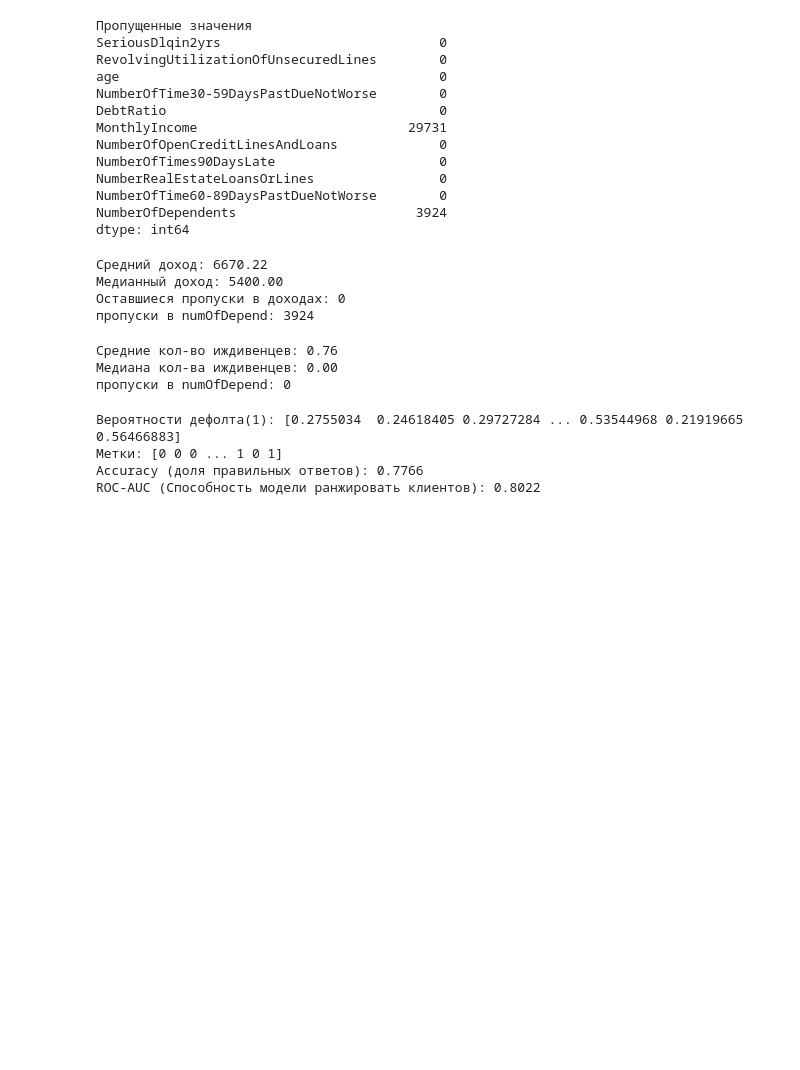
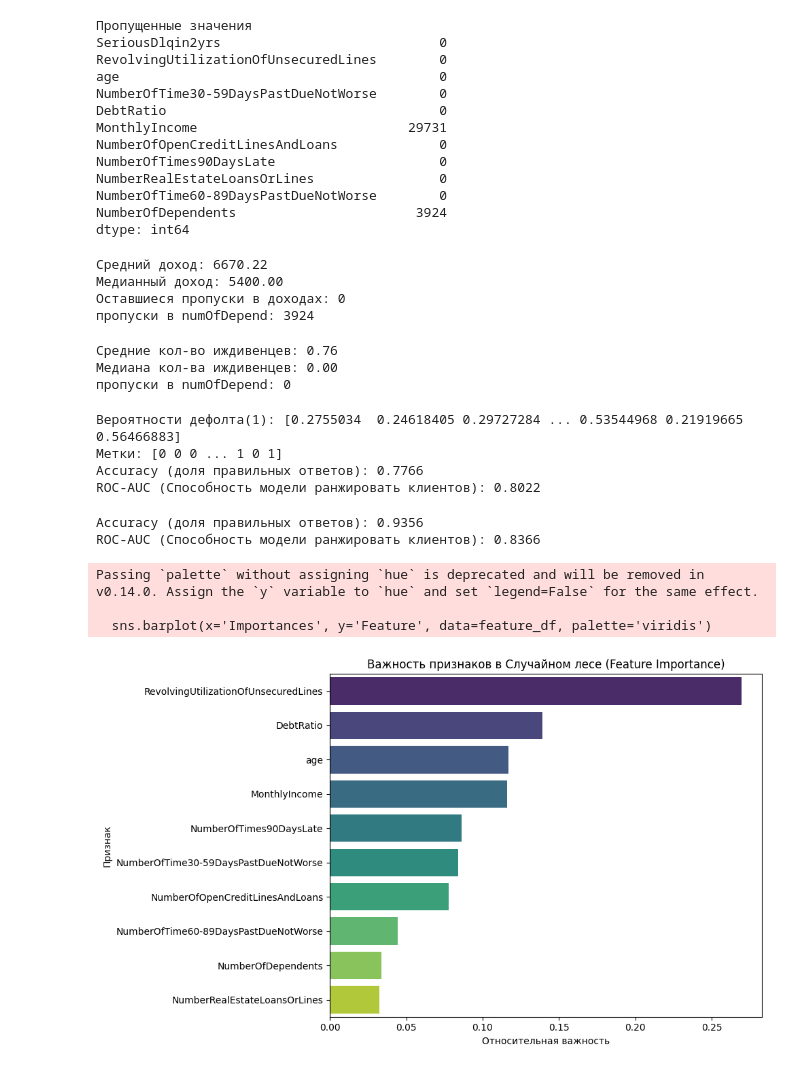
Before and after one commit to baki-ut/credit-risk-scoring, a Jupyter notebook: notebooks/01_eda_and_baseline.ipynb, the cells around one changed output. Drawn from its saved outputs; the diff is of its cells as text; code cells hidden in the pictures; blank space fills up the shorter version.

Commit message:
Случайный лес, его обучение, важные признаки

```diff
--- a/notebooks/01_eda_and_baseline.ipynb
+++ b/notebooks/01_eda_and_baseline.ipynb
@@ -103,3 +104,41 @@ print(f"ROC-AUC (Способность модели ранжировать кл
 Метки: [0 0 0 ... 1 0 1]
 Accuracy (доля правильных ответов): 0.7766
 ROC-AUC (Способность модели ранжировать клиентов): 0.8022
+# %%
+#Создаём и обучаем модель случайного леса
+
+rf_model = RandomForestClassifier(n_estimators=100, class_weight='balanced', random_state=42, n_jobs=1)
+
+#Для него можно не масшатабировать признаки
+rf_model.fit(X_train, y_train)
+
+y_rf_pred_proba = rf_model.predict_proba(X_test)[:, 1]
+y_rf_pred_class = rf_model.predict(X_test)
+
+print(f"Accuracy (доля правильных ответов): {accuracy_score(y_test, y_rf_pred_class):.4f}")
+print(f"ROC-AUC (Способность модели ранжировать клиентов): {roc_auc_score(y_test, y_rf_pred_proba):.4f}")
+# %% [output]
+Accuracy (доля правильных ответов): 0.9356
+ROC-AUC (Способность модели ранжировать клиентов): 0.8366
+# %%
+importances = rf_model.feature_importances_
+
+feature_names = X.columns
+
+feature_df = pd.DataFrame({
+    'Feature' : feature_names,
+    'Importances' : importances
+}).sort_values(by='Importances', ascending=False)
+
+plt.figure(figsize=(10, 6))
+sns.barplot(x='Importances', y='Feature', data=feature_df, palette='viridis')
+plt.title('Важность признаков в Случайном лесе (Feature Importance)')
+plt.xlabel('Относительная важность')
+plt.ylabel('Признак')
+plt.tight_layout()
+plt.show()
+# %% [output]
+Passing `palette` without assigning `hue` is deprecated and will be removed in v0.14.0. Assign the `y` variable to `hue` and set `legend=False` for the same effect.
+
+  sns.barplot(x='Importances', y='Feature', data=feature_df, palette='viridis')
+[figure, added]
```
Also changed, not shown: parts of 1 cell of this notebook.
